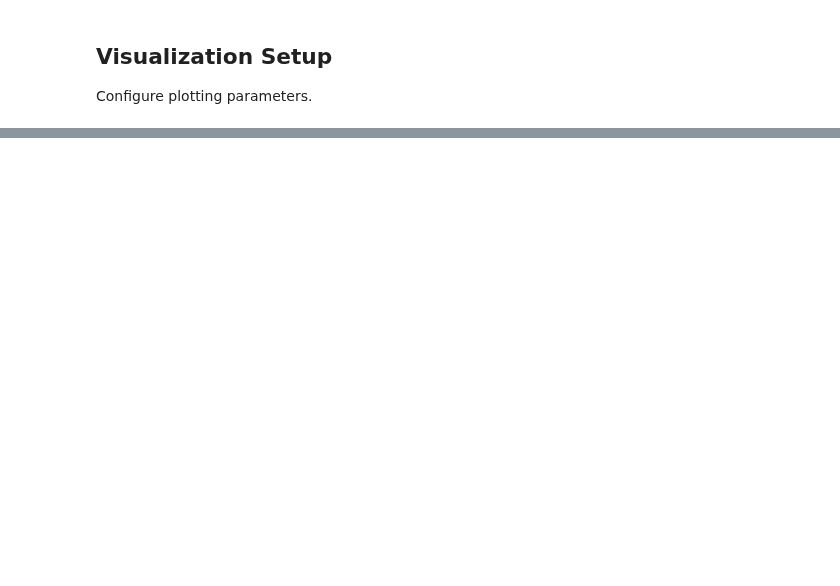
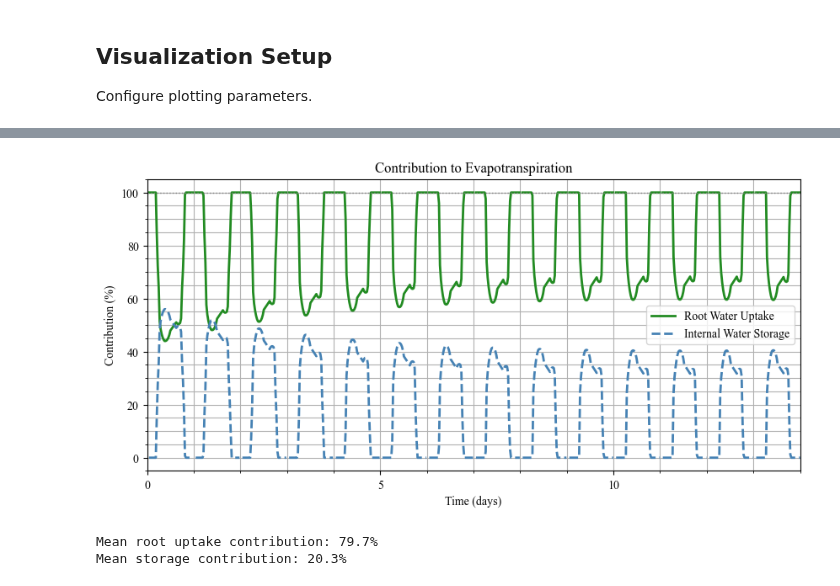
Before and after one commit to jagottlieb/Photo3-Plant-Salinity-Traits, a Jupyter notebook: Main_notebook_v2.ipynb, the cells around one changed output, grey strips where cells are left out. Saved outputs shown, nothing was run; the diff lists cells and outputs as text; code cells hidden in the pictures; blank space fills up the shorter version.

```diff
--- a/Main_notebook_v2.ipynb
+++ b/Main_notebook_v2.ipynb
@@ -333,0 +393,30 @@ plt.show()
+# %%
+# Percent contribution to evapotranspiration from roots vs internal storage
+ev_flux = np.array(results['ev'][0:daySteps*dispDuration])
+root_uptake_flux = np.sum(np.array(results['qs'])[:, 0:daySteps*dispDuration], axis=0)
+storage_flux = np.array(results['qw'][0:daySteps*dispDuration])
+
+ev_safe = np.where(np.abs(ev_flux) > 1e-12, ev_flux, np.nan)
+root_pct = np.minimum(100.0 * root_uptake_flux / ev_safe, 100.0)
+storage_pct = np.maximum(0.0, np.minimum(100.0 * storage_flux / ev_safe, 100.0))
+
+fig_pct = plt.figure(figsize=(10, 4.5))
+plt.title('Contribution to Evapotranspiration')
+plt.xlabel('Time (days)')
+plt.ylabel('Contribution (%)')
+plt.plot(timevec[0:daySteps*dispDuration], root_pct, c='forestgreen', linewidth=2, label='Root Water Uptake')
+plt.plot(timevec[0:daySteps*dispDuration], storage_pct, c='steelblue', linewidth=2, linestyle='--', label='Internal Water Storage')
+plt.axhline(100, color='grey', linestyle=':', linewidth=1)
+plt.xlim(0, dispDuration)
+plt.xticks(np.arange(0, dispDuration+1, 5))
+plt.minorticks_on()
+plt.grid(visible=True, which='both', axis='both')
+plt.legend()
+plt.show()
+
+print(f'Mean root uptake contribution: {np.nanmean(root_pct):.1f}%')
+print(f'Mean storage contribution: {np.nanmean(storage_pct):.1f}%')
+# %% [output]
+[figure, added]
+Mean root uptake contribution: 79.7%
+Mean storage contribution: 20.3%
```
Also changed, not shown: parts of 17 cells of this notebook, 4 other files.
